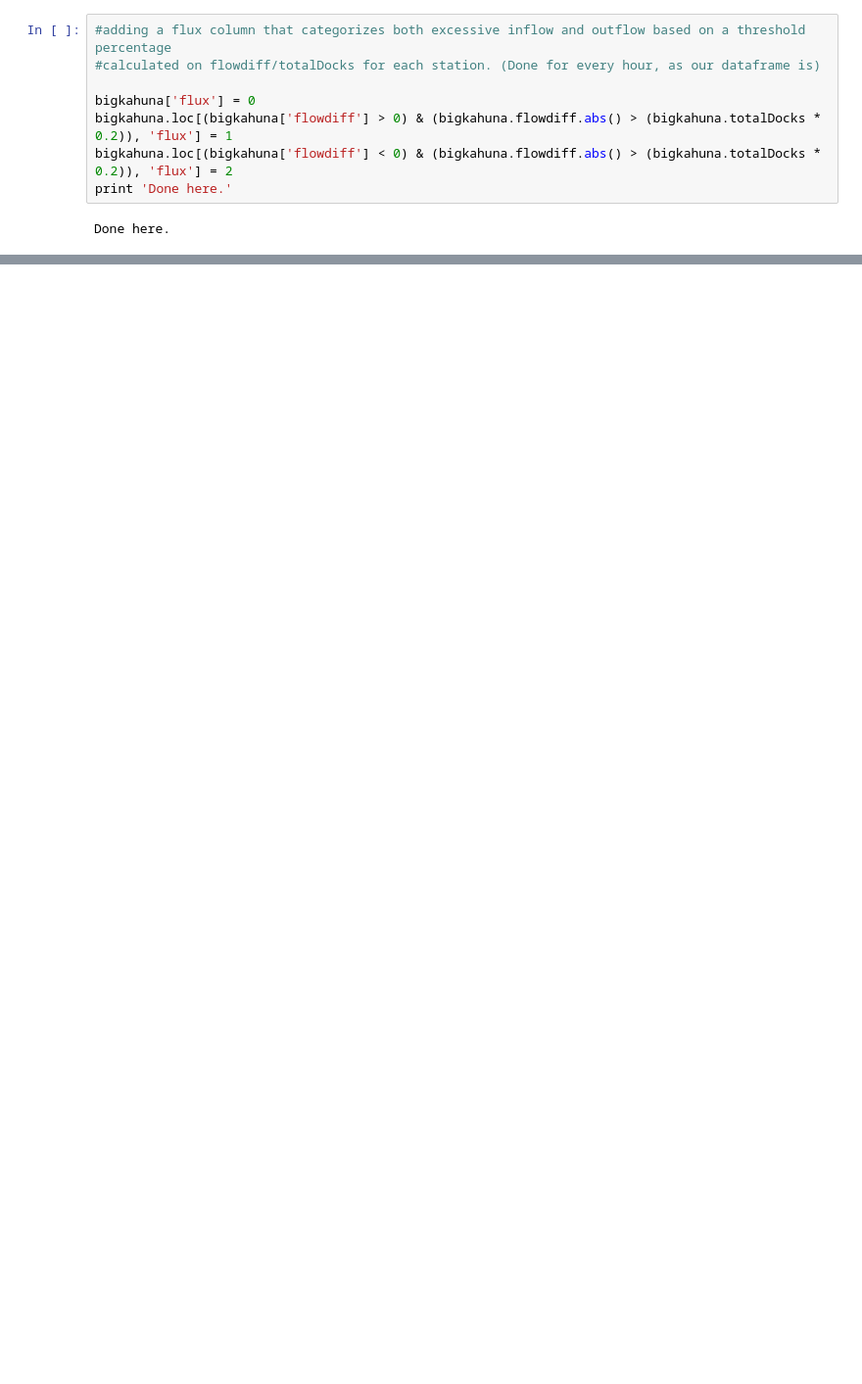
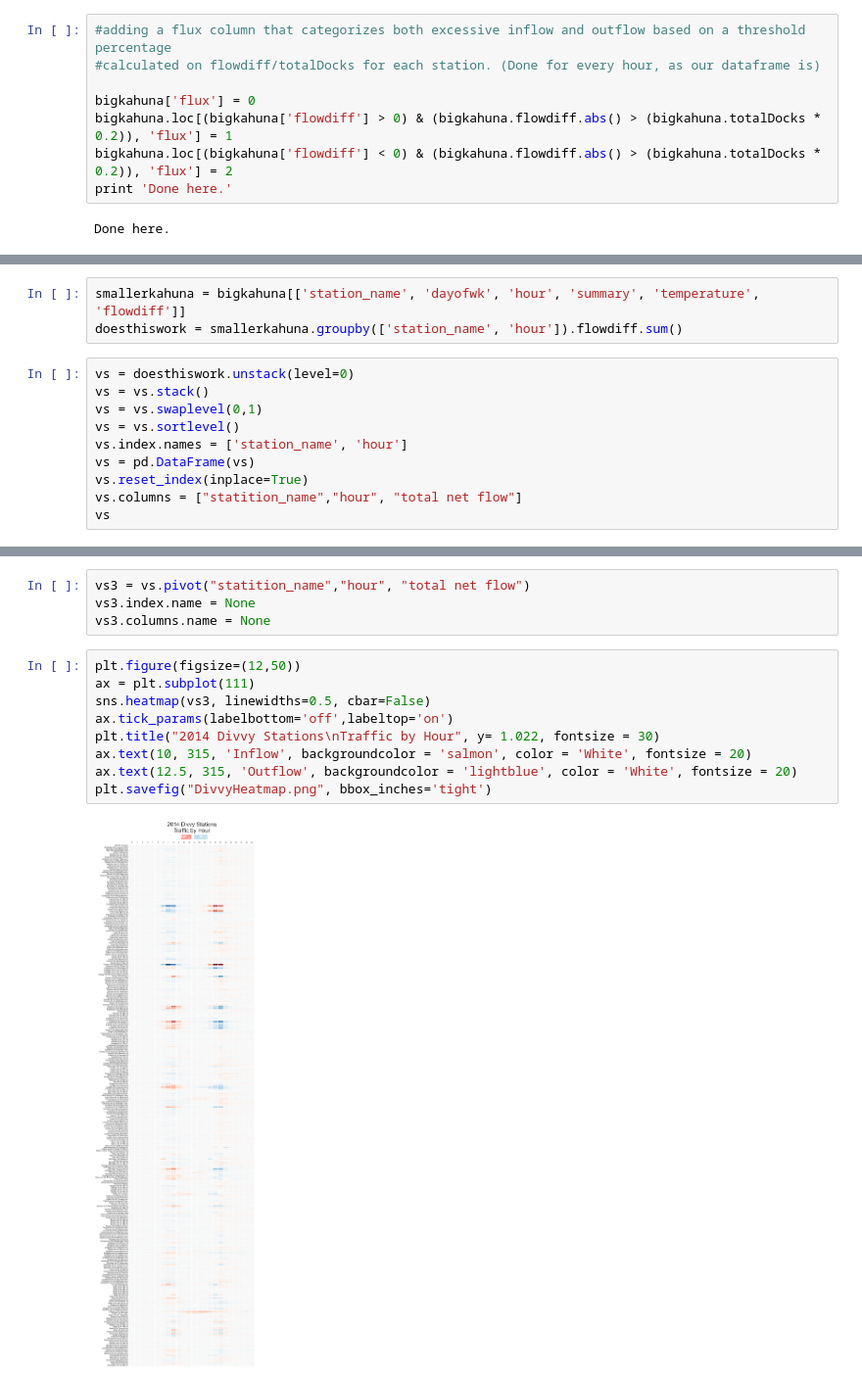
Before and after one commit to yongcho822/Divvy-Project, a Jupyter notebook: pangea.ipynb, the cells around one changed output, grey strips where cells are left out. Shown at 98% size. Drawn from its saved outputs; the diff is of its cells as text; blank space fills up the shorter version.

```diff
--- a/pangea.ipynb
+++ b/pangea.ipynb
@@ -341,0 +311,13 @@ for i, estimator in enumerate(estimators):
+# %%
+smallerkahuna = bigkahuna[['station_name', 'dayofwk', 'hour', 'summary', 'temperature', 'flowdiff']]
+doesthiswork = smallerkahuna.groupby(['station_name', 'hour']).flowdiff.sum()
+# %%
+vs = doesthiswork.unstack(level=0)
+vs = vs.stack()
+vs = vs.swaplevel(0,1)
+vs = vs.sortlevel()
+vs.index.names = ['station_name', 'hour']
+vs = pd.DataFrame(vs)
+vs.reset_index(inplace=True)
+vs.columns = ["statition_name","hour", "total net flow"]
+vs
@@ -341,0 +343,15 @@ for i, estimator in enumerate(estimators):
+# %%
+vs3 = vs.pivot("statition_name","hour", "total net flow")
+vs3.index.name = None
+vs3.columns.name = None
+# %%
+plt.figure(figsize=(12,50))
+ax = plt.subplot(111)
+sns.heatmap(vs3, linewidths=0.5, cbar=False)
+ax.tick_params(labelbottom='off',labeltop='on')
+plt.title("2014 Divvy Stations\nTraffic by Hour", y= 1.022, fontsize = 30)
+ax.text(10, 315, 'Inflow', backgroundcolor = 'salmon', color = 'White', fontsize = 20)
+ax.text(12.5, 315, 'Outflow', backgroundcolor = 'lightblue', color = 'White', fontsize = 20)
+plt.savefig("DivvyHeatmap.png", bbox_inches='tight')
+# %% [output]
+[figure, added]
```
Also changed, not shown: parts of 13 cells of this notebook.
